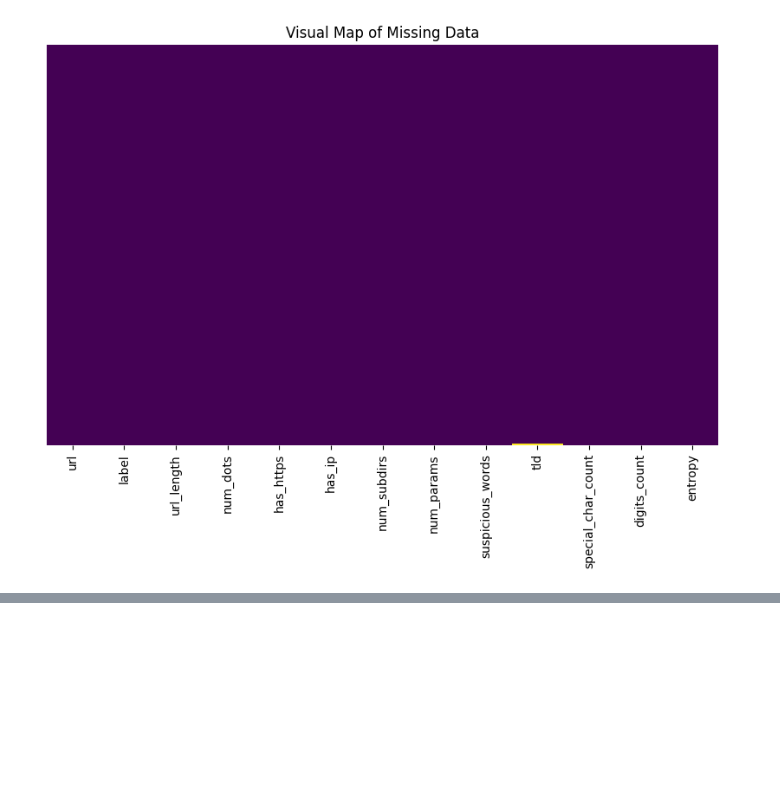
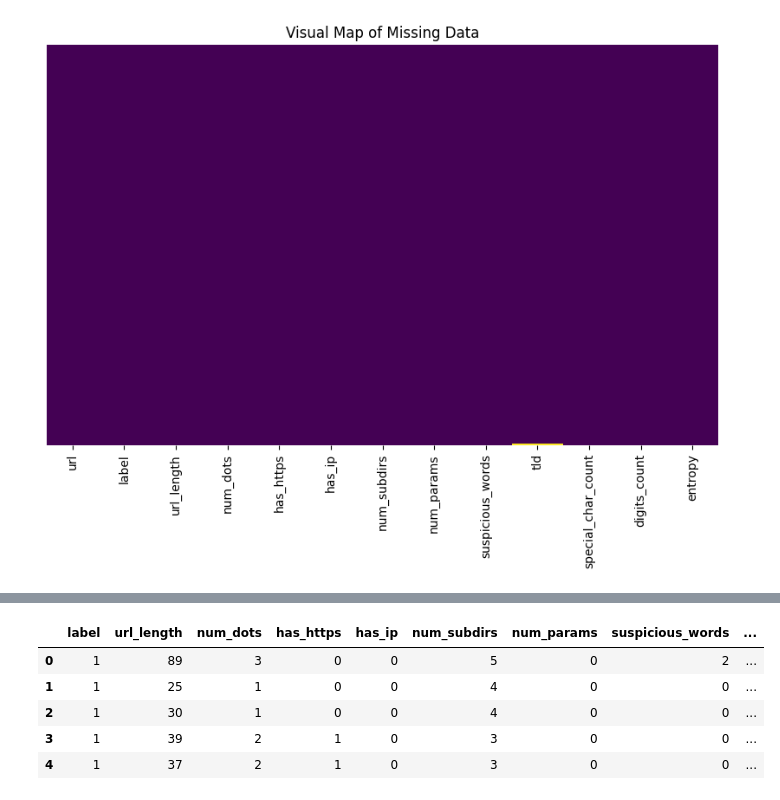
Before and after one commit to YoursTruly-02/Robust-Phishing-and-Homoglyph-Detection-Engine, a Jupyter notebook: Robust_Phishing_and_Homoglyph_Detection_Engine.ipynb, the cells around one changed output, grey strips where cells are left out. Cells and saved outputs as stored; diff of their text form; code cells hidden in the pictures; blank space fills up the shorter version.

```diff
--- a/Robust_Phishing_and_Homoglyph_Detection_Engine.ipynb
+++ b/Robust_Phishing_and_Homoglyph_Detection_Engine.ipynb
@@ -122,0 +124,9 @@ plt.show()
+# %%
+df1.head()
+# %% [output]
+|  | label | url_length | num_dots | has_https | has_ip | num_subdirs | num_params | suspicious_words | ... |
+| 0 | 1 | 89 | 3 | 0 | 0 | 5 | 0 | 2 | ... |
+| 1 | 1 | 25 | 1 | 0 | 0 | 4 | 0 | 0 | ... |
+| 2 | 1 | 30 | 1 | 0 | 0 | 4 | 0 | 0 | ... |
+| 3 | 1 | 39 | 2 | 1 | 0 | 3 | 0 | 0 | ... |
+| 4 | 1 | 37 | 2 | 1 | 0 | 3 | 0 | 0 | ... |
```
Also changed, not shown: parts of 5 cells of this notebook.
